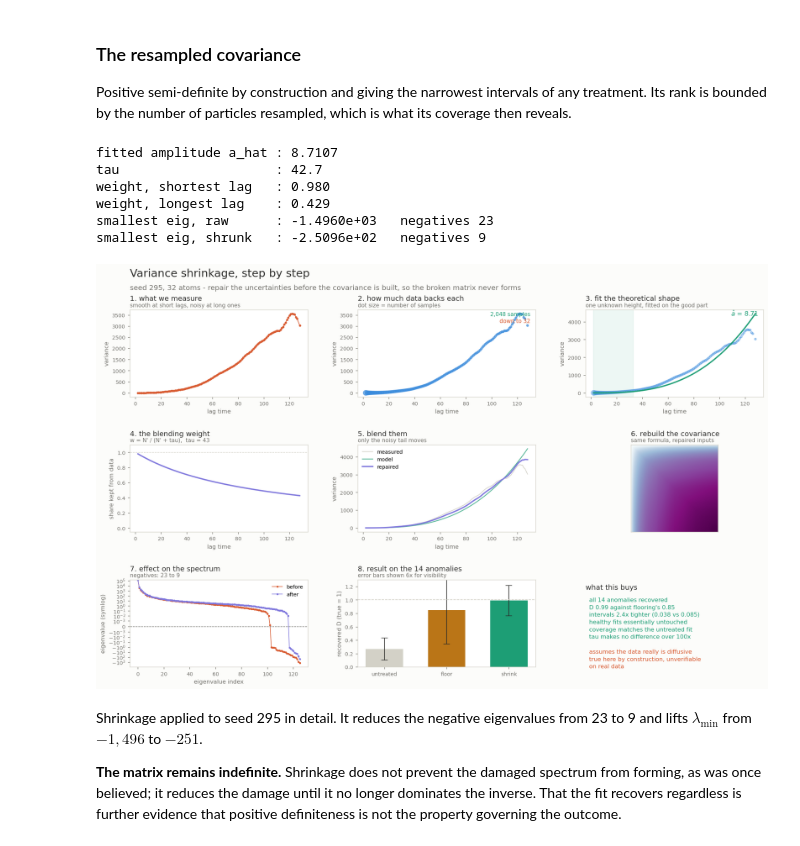
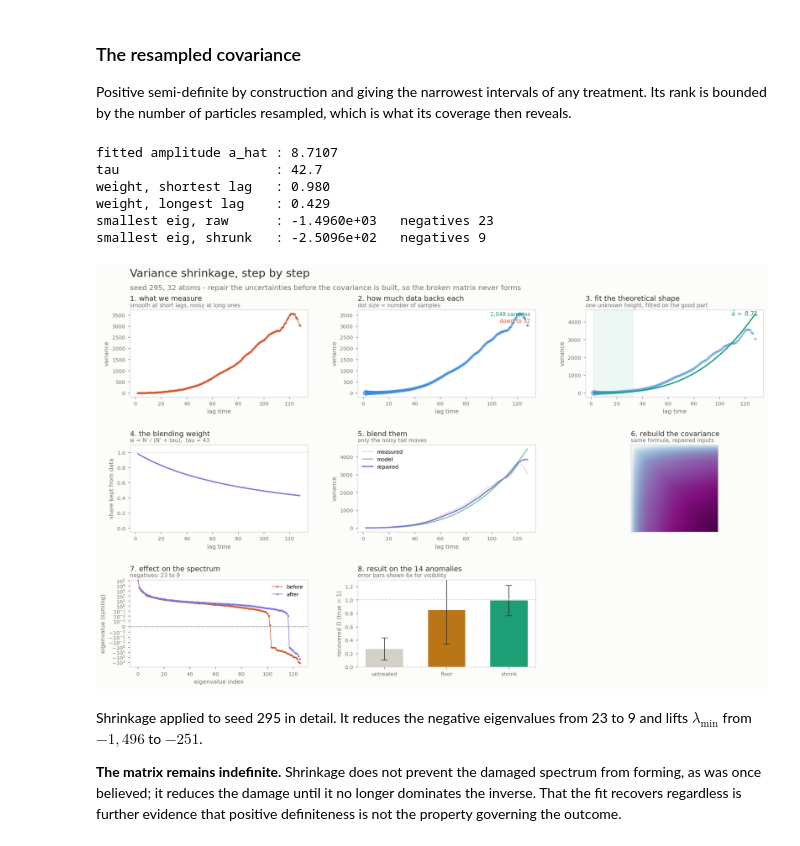
Before and after one commit to ShubhamX57/kappa-kinisi, a Jupyter notebook: code/notebooks/Anomalous_D_Value_Inspect_full.ipynb, the cells around one changed output. Drawn from its saved outputs; the diff is of its cells as text; code cells hidden in the pictures.

```diff
--- a/code/notebooks/Anomalous_D_Value_Inspect_full.ipynb
+++ b/code/notebooks/Anomalous_D_Value_Inspect_full.ipynb
@@ -3008,14 +3015,11 @@ from kinisi.analyze import DiffusionAnalyzer
 
 
 def build_raw_cov(a):
-    """Rebuild the covariance as it stood before treatment, from the
+    """
+    Rebuild the covariance as it stood before treatment, from the
     stored variances and sample counts.
     """
 
-    """
-    rebuild the raw covariance from the stored msd variances
-
-    """
     da = a.diff.dg['da']
     variances = da.data.variances
     n_samples = da.coords['n_samples'].values
@@ -3029,6 +3033,7 @@ def build_raw_cov(a):
 
     regime = a.diff.diff_regime
     return cov[regime:, regime:]
+
 
 
 
@@ -3073,11 +3078,17 @@ def compare(a, label):
     print(f"rebuilt lambda_min     : {np.linalg.eigvalsh(raw).min():.3e}")
 
 
+
+
+
+
 #  random walk
 def walk(atoms, timesteps, jump_size, rng):
-    """A three-dimensional lattice random walk. With a jump of sqrt(6) the
+    """
+    A three-dimensional lattice random walk. With a jump of sqrt(6) the
     true diffusion coefficient is exactly unity, since D = kappa^2 / (2d).
     """
+
     moves = np.zeros((6, 3))
     axis = 0
     for i in range(0, 6, 2):
@@ -3087,8 +3098,14 @@ def walk(atoms, timesteps, jump_size, rng):
     return np.cumsum(moves[rng.choice(6, size=(atoms, timesteps))], axis=1)
 
 
+
+
+
 def build_analyzer(seed, atoms=32, length=128):
-    """Construct a fitted DiffusionAnalyzer for one seed."""
+    """
+    Construct a fitted DiffusionAnalyzer for one seed.
+
+    """
     rng = np.random.RandomState(seed)
     steps = walk(atoms, length, np.sqrt(6), rng)
     dims = np.tile([200.0, 200.0, 200.0, 90.0, 90.0, 90.0], (steps.shape[1], 1))
@@ -3932,52 +3952,34 @@ ax.set_xlabel("eigenvalue index", fontsize=9, color=muted)
 ax.set_ylabel("eigenvalue (symlog)", fontsize=9, color=muted)
 ax.legend(frameon=False, fontsize=8)
 tidy(ax, "7. effect on the spectrum",
      f"negatives: {(ev_raw < 0).sum()} to {(ev_shrunk < 0).sum()}")
 
 
 
 ax = fig.add_subplot(gs[2, 1])
 for i, (lab, d, sd, col) in enumerate([("untreated", 0.268, 0.0278, faint),
                                         ("floor", 0.850, 0.0845, amber),
                                         ("shrink", 0.990, 0.0378, teal)]):
     ax.bar(i, d, color=col, width=0.6)
     ax.errorbar(i, d, yerr=sd * 6, color=ink, capsize=5, lw=1.2, alpha=0.85)
 ax.axhline(1, ls="--", lw=1, color=faint)
 ax.set_xticks(range(3))
 ax.set_xticklabels(["untreated", "floor", "shrink"], fontsize=9)
 ax.set_ylim(0, 1.3)
 ax.set_ylabel("recovered D (true = 1)", fontsize=9, color=muted)
 tidy(ax, "8. result on the 14 anomalies", "error bars shown 6x for visibility")
 
 
 
-ax = fig.add_subplot(gs[2, 2])
-ax.axis("off")
-ax.text(0, 0.95, "what this buys", fontsize=11, color=ink, va="top")
-for i, (line, col) in enumerate([
-        ("all 14 anomalies recovered", teal),
-        ("D 0.99 against flooring's 0.85", teal),
-        ("intervals 2.4x tighter (0.038 vs 0.085)", teal),
-        ("healthy fits essentially untouched", teal),
-        ("coverage matches the untreated fit", teal),
-        ("tau makes no difference over 100x", teal),
-        ("", ink),
-        ("assumes the data really is diffusive", coral),
-        ("true here by construction, unverifiable", coral),
-        ("on real data", coral)]):
-    ax.text(0.02, 0.80 - i * 0.085, line, fontsize=9, color=col, va="top")
-
-plt.savefig("shrink_whole_process.png", facecolor=paper,
-            bbox_inches="tight", pad_inches=0.3)
 plt.show()
 # %% [output]
 fitted amplitude a_hat : 8.7107
 tau                    : 42.7
 weight, shortest lag   : 0.980
 weight, longest lag    : 0.429
 smallest eig, raw      : -1.4960e+03   negatives 23
 smallest eig, shrunk   : -2.5096e+02   negatives 9
-[figure, old version]
+[figure, new version]
 # %% [markdown]
 Shrinkage applied to seed 295 in detail. It reduces the negative eigenvalues from 23 to 9 and
 lifts $\lambda_{\min}$ from $-1{,}496$ to $-251$.
```
Also changed, not shown: parts of 26 cells of this notebook.
